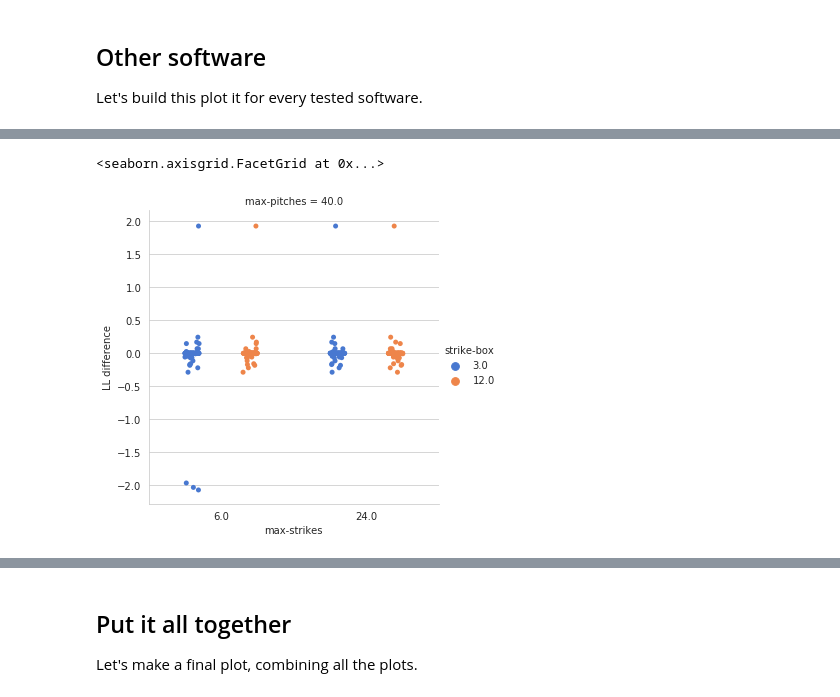
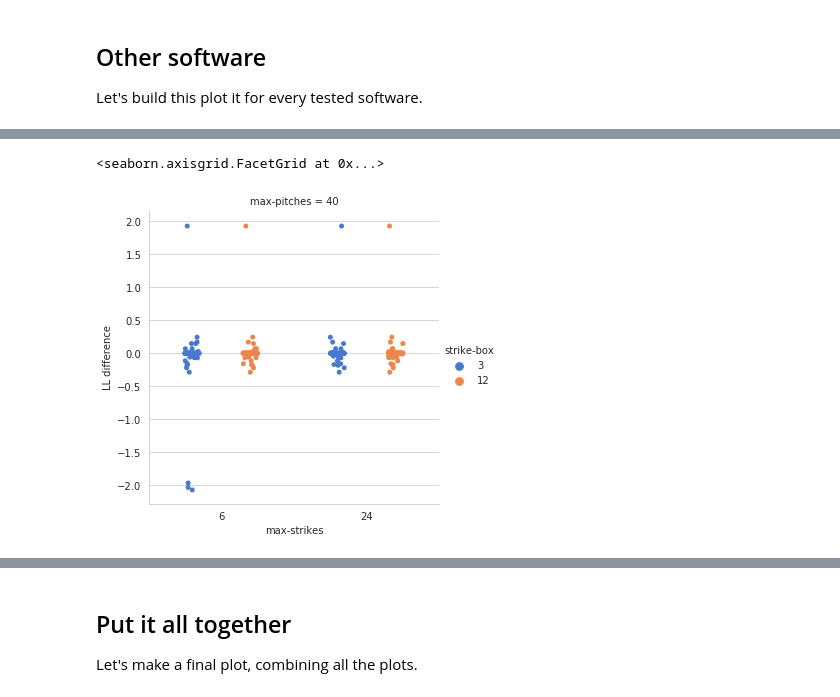
Before and after one commit to phylo42/PEWO, a Jupyter notebook: examples/6_placement_likelihood/ll_difference.ipynb, the cells around one changed output, grey strips where cells are left out. Cells and saved outputs as stored; diff of their text form; code cells hidden in the pictures.

```diff
--- a/examples/6_placement_likelihood/ll_difference.ipynb
+++ b/examples/6_placement_likelihood/ll_difference.ipynb
@@ -122,7 +121,10 @@ sns.catplot(data=df_epang, x="g", y="LL difference", palette="muted")
 # %%
-df_pplacer = df2[df2["software"] == "pplacer"]
+df_pplacer = df2[df2["software"] == "pplacer"].copy()
+df_pplacer["max-strikes"] = df_pplacer["max-strikes"].astype(int)
+df_pplacer["max-pitches"] = df_pplacer["max-pitches"].astype(int)
+df_pplacer["strike-box"] = df_pplacer["strike-box"].astype(int)
 sns.catplot(data=df_pplacer, x="max-strikes", row="max-pitches", hue="strike-box", y="LL difference", dodge=True, palette="muted")
 # %% [output]
 <seaborn.axisgrid.FacetGrid at 0x...>
-[figure, old version]
+[figure, new version]
 # %%
```
Also changed, not shown: parts of 7 cells of this notebook.
